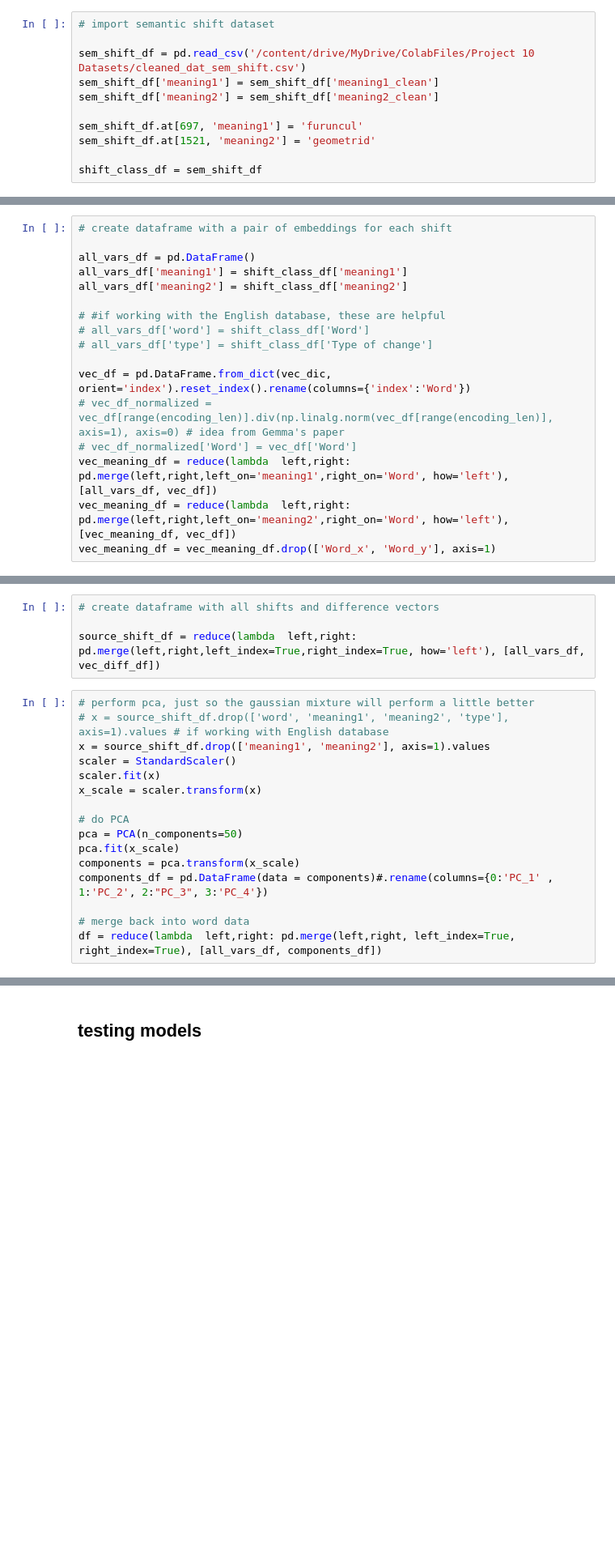
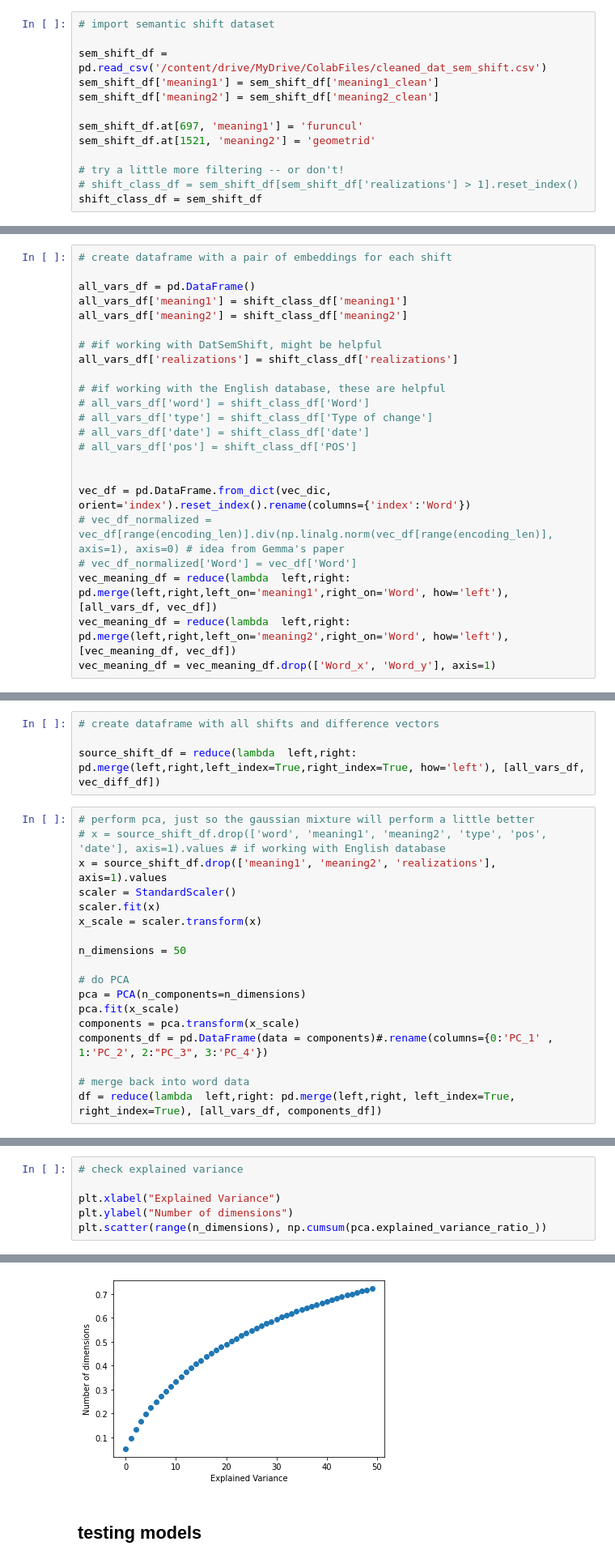
Before and after one commit to o-fugi/regularity-semantic-change, a Jupyter notebook: code/Prediction_with_GMM.ipynb, the cells around one changed output, grey strips where cells are left out. Shown at 81% size. Cells and saved outputs as stored; diff of their text form; blank space fills up the shorter version.

Commit message:
now includes figures

```diff
--- a/code/Prediction_with_GMM.ipynb
+++ b/code/Prediction_with_GMM.ipynb
@@ -32,12 +50,14 @@ model = SentenceTransformer('whaleloops/phrase-bert')
 # %%
 # import semantic shift dataset
 
-sem_shift_df = pd.read_csv('/content/drive/MyDrive/ColabFiles/Project 10 Datasets/cleaned_dat_sem_shift.csv')
+sem_shift_df = pd.read_csv('/content/drive/MyDrive/ColabFiles/cleaned_dat_sem_shift.csv')
 sem_shift_df['meaning1'] = sem_shift_df['meaning1_clean']
 sem_shift_df['meaning2'] = sem_shift_df['meaning2_clean']
 
 sem_shift_df.at[697, 'meaning1'] = 'furuncul'
 sem_shift_df.at[1521, 'meaning2'] = 'geometrid'
 
+# try a little more filtering -- or don't!
+# shift_class_df = sem_shift_df[sem_shift_df['realizations'] > 1].reset_index()
 shift_class_df = sem_shift_df
 # %%
@@ -114,9 +133,15 @@ all_vars_df = pd.DataFrame()
 all_vars_df['meaning1'] = shift_class_df['meaning1']
 all_vars_df['meaning2'] = shift_class_df['meaning2']
 
+# #if working with DatSemShift, might be helpful
+all_vars_df['realizations'] = shift_class_df['realizations']
+
 # #if working with the English database, these are helpful
 # all_vars_df['word'] = shift_class_df['Word']
 # all_vars_df['type'] = shift_class_df['Type of change']
+# all_vars_df['date'] = shift_class_df['date']
+# all_vars_df['pos'] = shift_class_df['POS']
+
 
 vec_df = pd.DataFrame.from_dict(vec_dic, orient='index').reset_index().rename(columns={'index':'Word'})
 # vec_df_normalized = vec_df[range(encoding_len)].div(np.linalg.norm(vec_df[range(encoding_len)], axis=1), axis=0) # idea from Gemma's paper
@@ -138,14 +163,16 @@ for i in range(encoding_len):
 source_shift_df = reduce(lambda  left,right: pd.merge(left,right,left_index=True,right_index=True, how='left'), [all_vars_df, vec_diff_df])
 # %%
 # perform pca, just so the gaussian mixture will perform a little better
-# x = source_shift_df.drop(['word', 'meaning1', 'meaning2', 'type'], axis=1).values # if working with English database
-x = source_shift_df.drop(['meaning1', 'meaning2'], axis=1).values
+# x = source_shift_df.drop(['word', 'meaning1', 'meaning2', 'type', 'pos', 'date'], axis=1).values # if working with English database
+x = source_shift_df.drop(['meaning1', 'meaning2', 'realizations'], axis=1).values
 scaler = StandardScaler()
 scaler.fit(x)
 x_scale = scaler.transform(x)
 
+n_dimensions = 50
+
 # do PCA
-pca = PCA(n_components=50)
+pca = PCA(n_components=n_dimensions)
 pca.fit(x_scale)
 components = pca.transform(x_scale)
 components_df = pd.DataFrame(data = components)#.rename(columns={0:'PC_1' , 1:'PC_2', 2:"PC_3", 3:'PC_4'})
@@ -168,0 +182,7 @@ df = reduce(lambda  left,right: pd.merge(left,right, left_index=True, right_inde
+# %%
+# check explained variance
+
+plt.xlabel("Explained Variance")
+plt.ylabel("Number of dimensions")
+plt.scatter(range(n_dimensions), np.cumsum(pca.explained_variance_ratio_))
+# %% [output]
@@ -169,2 +190,3 @@ df = reduce(lambda  left,right: pd.merge(left,right, left_index=True, right_inde
+[figure, added]
 # %% [markdown]
 ## testing models
```
Also changed, not shown: parts of 39 cells of this notebook.
